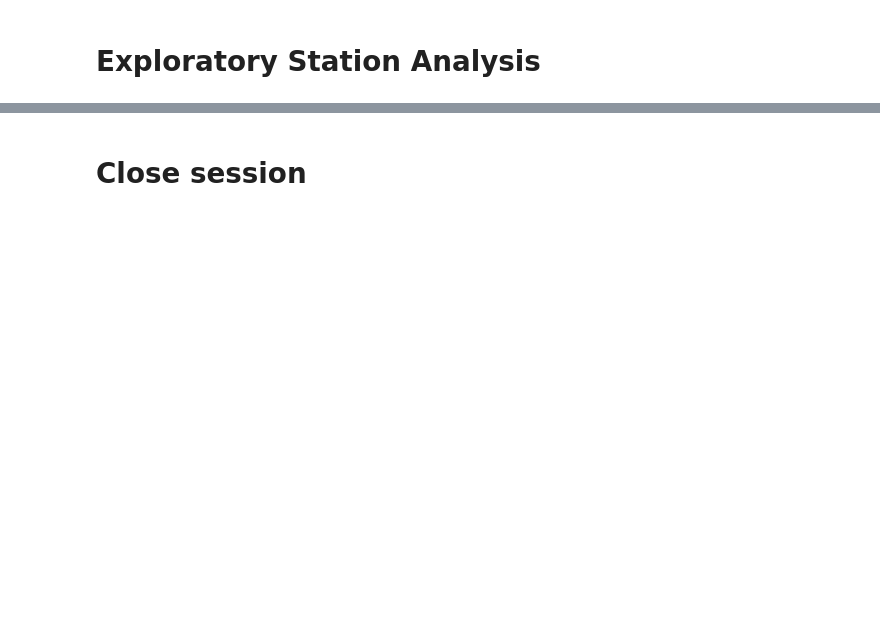
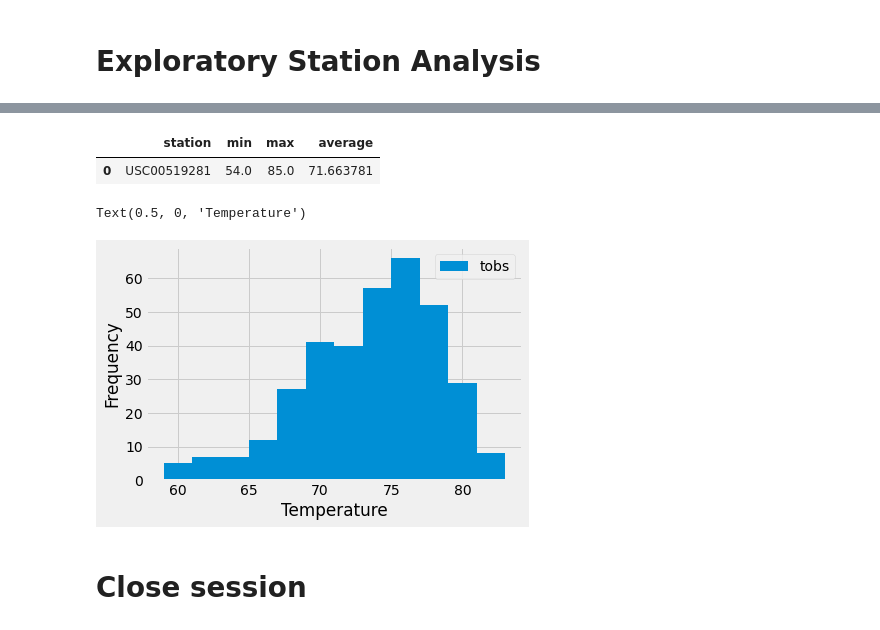
Before and after one commit to JoseMelvin-Calleja/sqlalchemy-challenge, a Jupyter notebook: ClimateAnalysis/climate.ipynb, the cells around one changed output, grey strips where cells are left out. Drawn from its saved outputs; the diff is of its cells as text; code cells hidden in the pictures; blank space fills up the shorter version.

```diff
--- a/ClimateAnalysis/climate.ipynb
+++ b/ClimateAnalysis/climate.ipynb
@@ -29,6 +35,14 @@ engine = create_engine("sqlite:///Resources/hawaii.sqlite")
 # %%
 # Create our session (link) from Python to the DB
+session = Session(bind = engine)
 # %% [markdown]
 # Exploratory Precipitation Analysis
 # %%
 # Find the most recent date in the data set.
+recent_date = session.query(measurement.date).order_by(measurement.id.desc()).first()
+print(f"The most recent date in the data set is {recent_date[0]}.")
+# %%
+max_date = session.query(func.max(measurement.date))
+for dates in max_date:
+    recent_date = dt.datetime.strptime(dates[0], '%Y-%m-%d')
+    print(recent_date)
@@ -37,15 +53,23 @@ engine = create_engine("sqlite:///Resources/hawaii.sqlite")
 # Starting from the most recent data point in the database.
 
 # Calculate the date one year from the last date in data set.
-
+one_year_ago = recent_date - dt.timedelta(days = 365)
 
 # Perform a query to retrieve the data and precipitation scores
+one_year_data = session.query(measurement).\
+                    filter(measurement.date >= one_year_ago).all()
 
+for row in one_year_data:
+    print(row.date, row.prcp)
 
-# Save the query results as a Pandas DataFrame and set the index to the date column
-
-
+# Save the query results as a Pandas DataFrame and set the index to the date column\
+one_year_df = pd.DataFrame(one_year_data, columns= ['date', 'precipitation'])
+one_year_df.set_index('date', inplace=True)
+one_year_df
 # Sort the dataframe by date
-
+#one_year_df.sort_index()
 
 # Use Pandas Plotting with Matplotlib to plot the data
+#one_year_df.plot.bar()
+#plt.tight_layout()
+#plt.show()
@@ -61,8 +123,26 @@ engine = create_engine("sqlite:///Resources/hawaii.sqlite")
 # %%
 # Using the most active station id from the previous query, calculate the lowest, highest, and average temperature.
+most_active = session.query(measurement.station, func.min(measurement.tobs), func.max(measurement.tobs), func.avg(measurement.tobs)).\
+                    filter(measurement.station == 'USC00519281')
+
+most_active_df = pd.DataFrame(most_active, columns=['station', 'min', 'max', 'average'])
+most_active_df
+# %% [output]
+|  | station | min | max | average |
+| 0 | USC00519281 | 54.0 | 85.0 | 71.663781 |
 # %%
 # Using the most active station id
 # Query the last 12 months of temperature observation data for this station and plot the results as a histogram
+most_active_12 = session.query(measurement.tobs).\
+                    filter(measurement.station == 'USC00519281').\
+                    filter(measurement.date >= one_year_ago)
+
+most_active_12_df = pd.DataFrame(most_active_12, columns=['tobs'])
+most_active_12_df.plot.hist(bins=12)
+plt.xlabel('Temperature')
+# %% [output]
+Text(0.5, 0, 'Temperature')
+[figure, added]
 # %% [markdown]
 # Close session
 # %%
```
Also changed, not shown: parts of 7 cells of this notebook, 2 other files.
